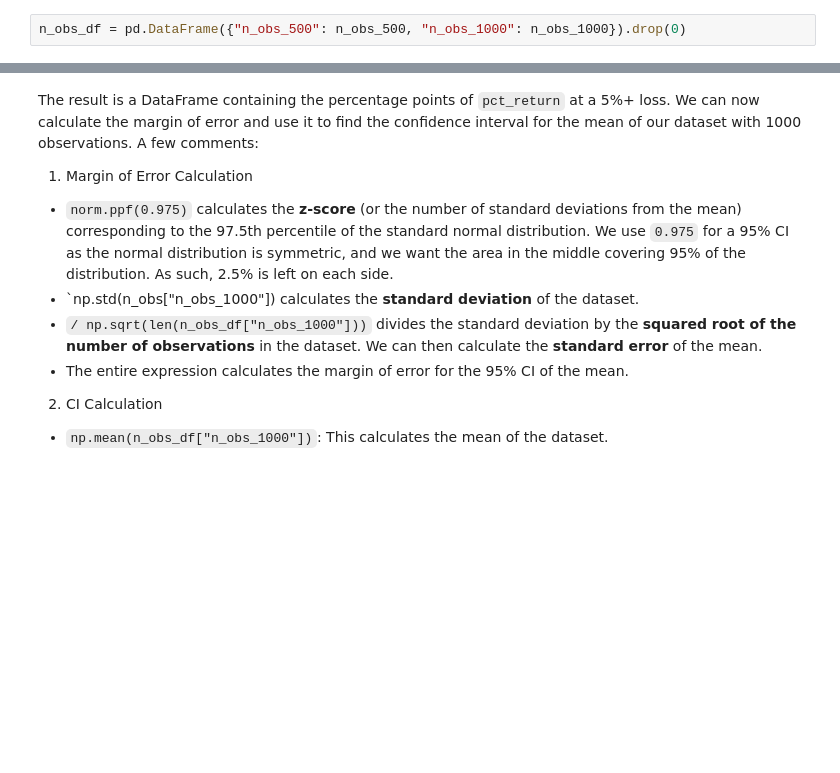
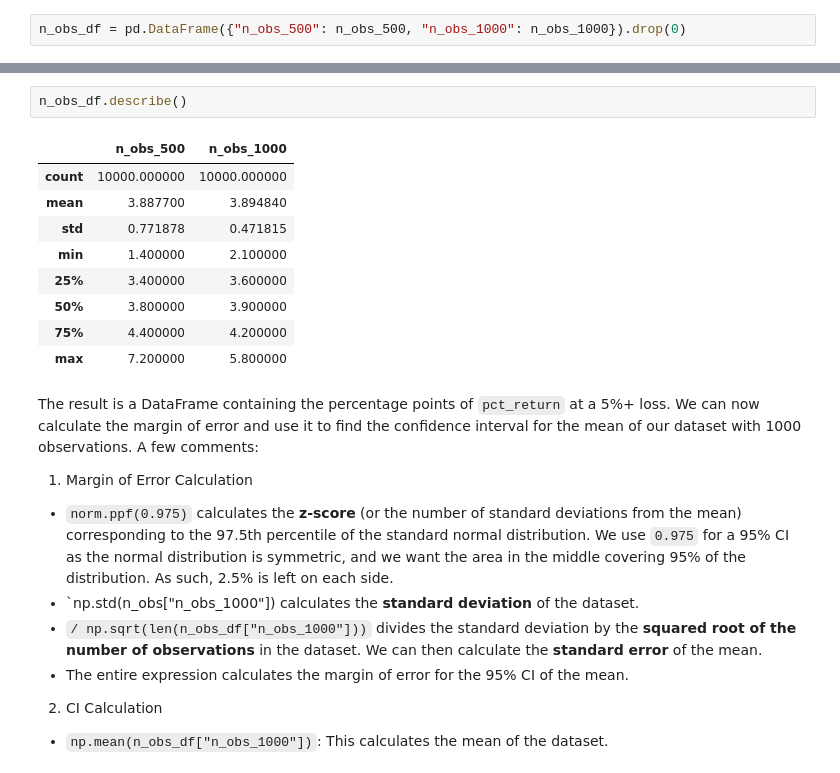
Before and after one commit to felipesebben/bk_data_analysis_studies, a Jupyter notebook: da_data_exercises/ch05-generalizing_from_data/01-stock_data_analysis/01-stock_data_analysis.ipynb, the cells around one changed output, grey strips where cells are left out. Cells and saved outputs as stored; diff of their text form; blank space fills up the shorter version.

```diff
--- a/da_data_exercises/ch05-generalizing_from_data/01-stock_data_analysis/01-stock_data_analysis.ipynb
+++ b/da_data_exercises/ch05-generalizing_from_data/01-stock_data_analysis/01-stock_data_analysis.ipynb
@@ -275,4 +275,16 @@ n_obs_df
 10000 rows × 2 columns
+# %%
+n_obs_df.describe()
+# %% [output]
+|  | n_obs_500 | n_obs_1000 |
+| count | 10000.000000 | 10000.000000 |
+| mean | 3.887700 | 3.894840 |
+| std | 0.771878 | 0.471815 |
+| min | 1.400000 | 2.100000 |
+| 25% | 3.400000 | 3.600000 |
+| 50% | 3.800000 | 3.900000 |
+| 75% | 4.400000 | 4.200000 |
+| max | 7.200000 | 5.800000 |
 # %% [markdown]
 The result is a DataFrame containing the percentage points of `pct_return` at a 5%+ loss.
 We can now calculate the margin of error and use it to find the confidence interval for the mean of our dataset with 1000 observations. A few comments:
```
Also changed, not shown: parts of 14 cells of this notebook.
